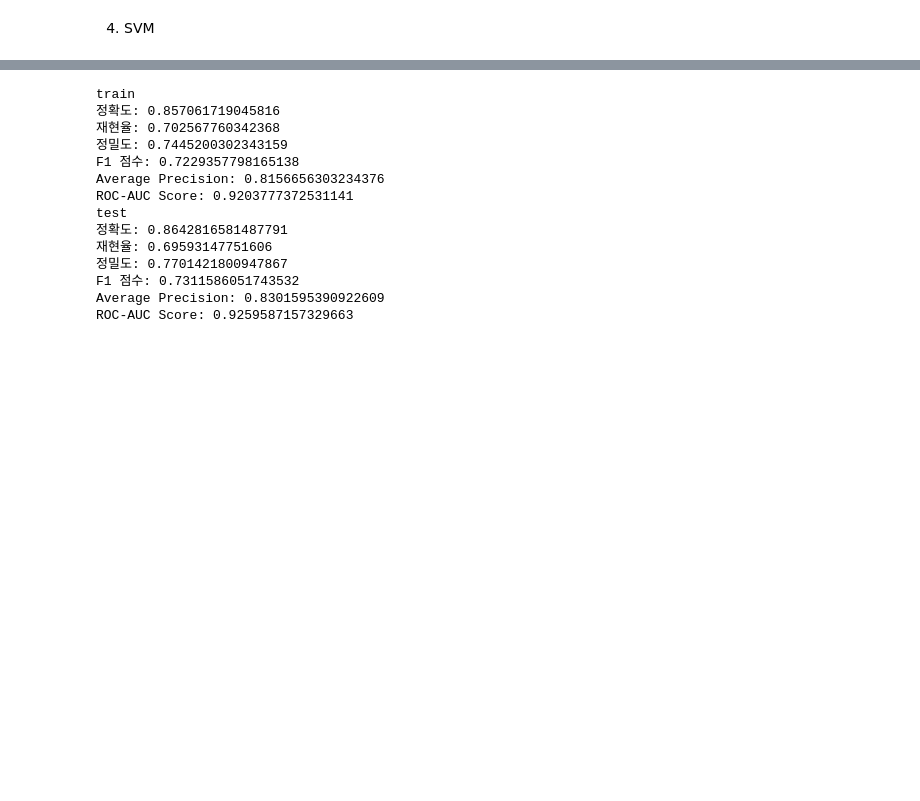
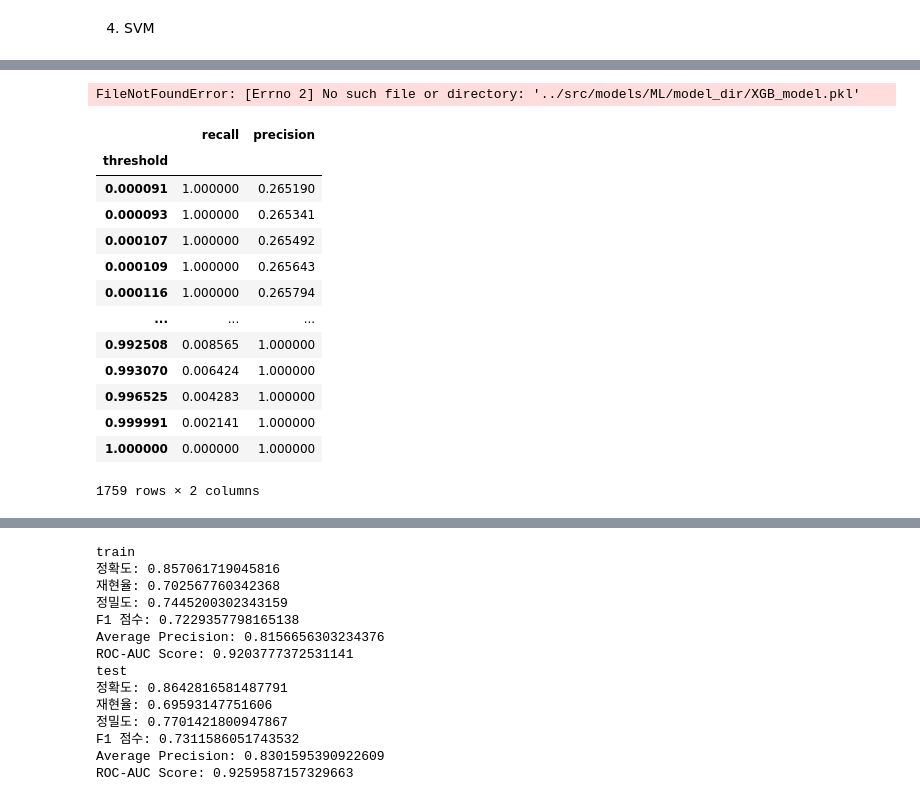
Before and after one commit to SKNETWORKS-FAMILY-AICAMP/SKN21-2nd-4Team, a Jupyter notebook: notebooks/ryong2.ipynb, the cells around one changed output, grey strips where cells are left out. Cells and saved outputs as stored; diff of their text form; code cells hidden in the pictures; blank space fills up the shorter version.

```diff
--- a/notebooks/ryong2.ipynb
+++ b/notebooks/ryong2.ipynb
@@ -507,3 +508,11 @@ pred_test = gs.best_estimator_.predict(X_test)
 
 pred_train_proba = gs.best_estimator_.predict_proba(X_train)
 pred_test_proba = gs.best_estimator_.predict_proba(X_test)
+# %%
+# 모델을 'svm_model.pkl' 파일로 저장
+import pickle
+filename = '../models/ML/model_dir/XGB_model.pkl'
+with open(filename, 'wb') as file:
+    pickle.dump(gs.best_estimator_, file)
+# %% [output]
+FileNotFoundError: [Errno 2] No such file or directory: '../src/models/ML/model_dir/XGB_model.pkl'
@@ -509,0 +524,26 @@ pred_test_proba = gs.best_estimator_.predict_proba(X_test)
+# %%
+import pandas as pd
+prc_df = pd.DataFrame({
+    "threshold":thresholds,
+    "recall": recalls,
+    "precision": precisions
+})
+prc_df.set_index('threshold', inplace=True)
+prc_df
+# threshold가 커지면 precision이 올라가고 recall은 떨어진다.
+# threshold가 작아지면 recall이 올라가고 precision은 떨어진다.
+# %% [output]
+|  | recall | precision |
+| threshold |  |  |
+| 0.000091 | 1.000000 | 0.265190 |
+| 0.000093 | 1.000000 | 0.265341 |
+| 0.000107 | 1.000000 | 0.265492 |
+| 0.000109 | 1.000000 | 0.265643 |
+| 0.000116 | 1.000000 | 0.265794 |
+| ... | ... | ... |
+| 0.992508 | 0.008565 | 1.000000 |
+| 0.993070 | 0.006424 | 1.000000 |
+| 0.996525 | 0.004283 | 1.000000 |
+| 0.999991 | 0.002141 | 1.000000 |
+| 1.000000 | 0.000000 | 1.000000 |
+1759 rows × 2 columns
```
Also changed, not shown: parts of 20 cells of this notebook, 1 other file.
